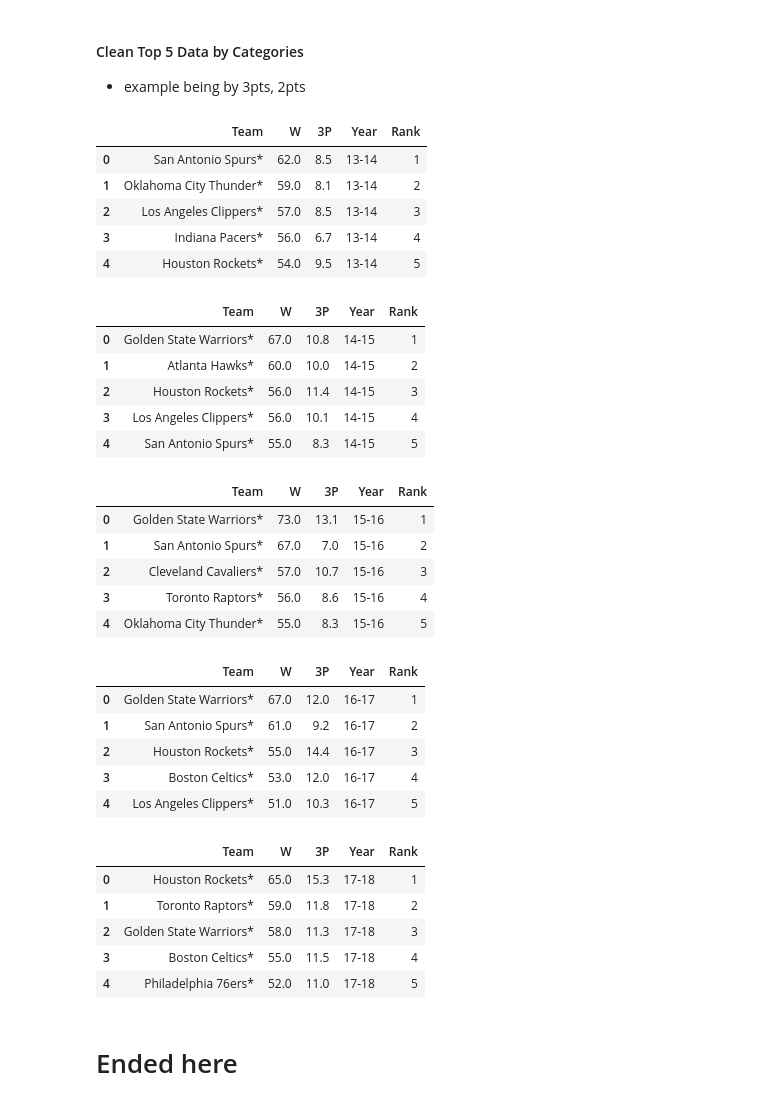
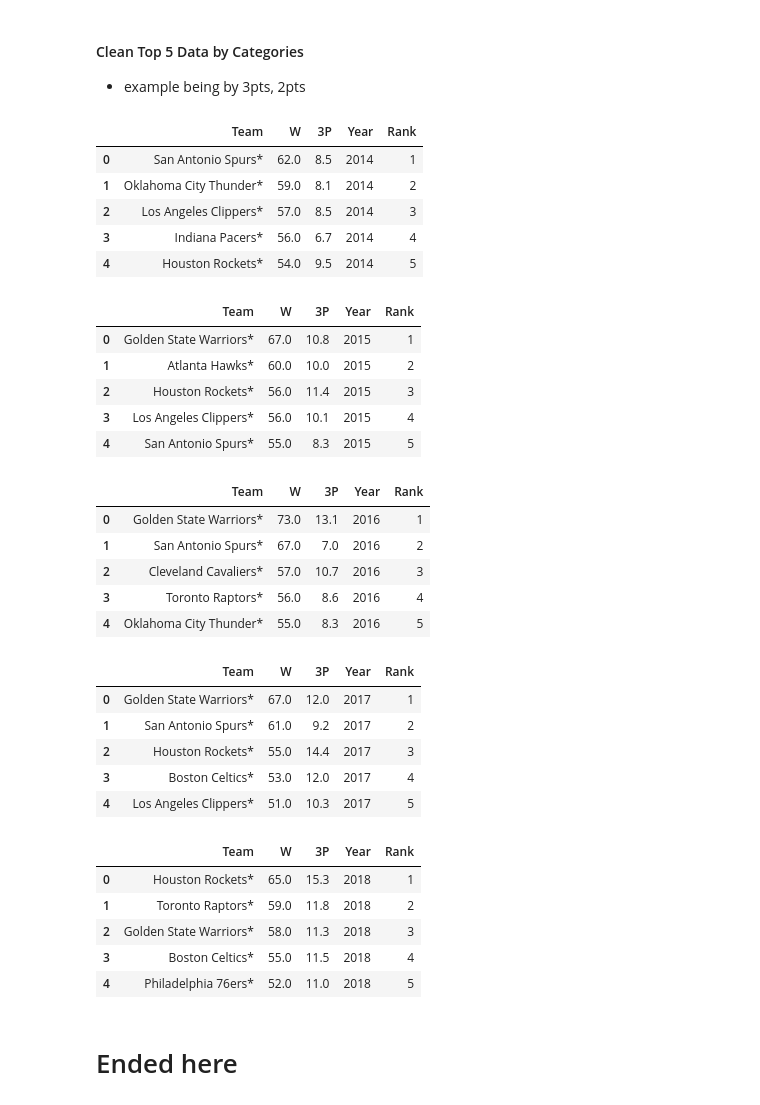
Before and after one commit to tanjowen/NCAA-vs-NBA, a Jupyter notebook: question dos.ipynb, the cells around one changed output. Cells and saved outputs as stored; diff of their text form; code cells hidden in the pictures.

Commit message:
completed the pivot table

```diff
--- a/question dos.ipynb
+++ b/question dos.ipynb
@@ -168,63 +168,63 @@ standings_17_18_top5
 - example being by 3pts, 2pts
 # %%
 threes_win_13_14 = pd.DataFrame(standings_13_14_top5[['Team', 'W', '3P']])
-threes_win_13_14['Year'] = ['13-14', '13-14', '13-14', '13-14', '13-14']
+threes_win_13_14['Year'] = ['2014', '2014', '2014', '2014', '2014']
 threes_win_13_14['Rank'] = ['1', '2', '3', '4', '5']
 threes_win_13_14
 # %% [output]
 |  | Team | W | 3P | Year | Rank |
-| 0 | San Antonio Spurs* | 62.0 | 8.5 | 13-14 | 1 |
-| 1 | Oklahoma City Thunder* | 59.0 | 8.1 | 13-14 | 2 |
-| 2 | Los Angeles Clippers* | 57.0 | 8.5 | 13-14 | 3 |
-| 3 | Indiana Pacers* | 56.0 | 6.7 | 13-14 | 4 |
-| 4 | Houston Rockets* | 54.0 | 9.5 | 13-14 | 5 |
+| 0 | San Antonio Spurs* | 62.0 | 8.5 | 2014 | 1 |
+| 1 | Oklahoma City Thunder* | 59.0 | 8.1 | 2014 | 2 |
+| 2 | Los Angeles Clippers* | 57.0 | 8.5 | 2014 | 3 |
+| 3 | Indiana Pacers* | 56.0 | 6.7 | 2014 | 4 |
+| 4 | Houston Rockets* | 54.0 | 9.5 | 2014 | 5 |
 # %%
 threes_win_14_15 = pd.DataFrame(standings_14_15_top5[['Team', 'W','3P']])
-threes_win_14_15['Year'] = ['14-15', '14-15', '14-15', '14-15', '14-15']
+threes_win_14_15['Year'] = ['2015', '2015', '2015', '2015', '2015']
 threes_win_14_15['Rank'] = ['1', '2', '3', '4', '5']
 threes_win_14_15
 # %% [output]
 |  | Team | W | 3P | Year | Rank |
-| 0 | Golden State Warriors* | 67.0 | 10.8 | 14-15 | 1 |
-| 1 | Atlanta Hawks* | 60.0 | 10.0 | 14-15 | 2 |
-| 2 | Houston Rockets* | 56.0 | 11.4 | 14-15 | 3 |
-| 3 | Los Angeles Clippers* | 56.0 | 10.1 | 14-15 | 4 |
-| 4 | San Antonio Spurs* | 55.0 | 8.3 | 14-15 | 5 |
+| 0 | Golden State Warriors* | 67.0 | 10.8 | 2015 | 1 |
+| 1 | Atlanta Hawks* | 60.0 | 10.0 | 2015 | 2 |
+| 2 | Houston Rockets* | 56.0 | 11.4 | 2015 | 3 |
+| 3 | Los Angeles Clippers* | 56.0 | 10.1 | 2015 | 4 |
+| 4 | San Antonio Spurs* | 55.0 | 8.3 | 2015 | 5 |
 # %%
 threes_win_15_16 = pd.DataFrame(standings_15_16_top5[['Team', 'W', '3P']])
-threes_win_15_16['Year'] = ['15-16', '15-16', '15-16', '15-16', '15-16']
+threes_win_15_16['Year'] = ['2016', '2016', '2016', '2016', '2016']
 threes_win_15_16['Rank'] = ['1', '2', '3', '4', '5']
 threes_win_15_16
 # %% [output]
 |  | Team | W | 3P | Year | Rank |
-| 0 | Golden State Warriors* | 73.0 | 13.1 | 15-16 | 1 |
-| 1 | San Antonio Spurs* | 67.0 | 7.0 | 15-16 | 2 |
-| 2 | Cleveland Cavaliers* | 57.0 | 10.7 | 15-16 | 3 |
-| 3 | Toronto Raptors* | 56.0 | 8.6 | 15-16 | 4 |
-| 4 | Oklahoma City Thunder* | 55.0 | 8.3 | 15-16 | 5 |
+| 0 | Golden State Warriors* | 73.0 | 13.1 | 2016 | 1 |
+| 1 | San Antonio Spurs* | 67.0 | 7.0 | 2016 | 2 |
+| 2 | Cleveland Cavaliers* | 57.0 | 10.7 | 2016 | 3 |
+| 3 | Toronto Raptors* | 56.0 | 8.6 | 2016 | 4 |
+| 4 | Oklahoma City Thunder* | 55.0 | 8.3 | 2016 | 5 |
 # %%
 threes_win_16_17 = pd.DataFrame(standings_16_17_top5[['Team', 'W', '3P']])
-threes_win_16_17['Year'] = ['16-17', '16-17', '16-17', '16-17', '16-17']
+threes_win_16_17['Year'] = ['2017', '2017', '2017', '2017', '2017']
 threes_win_16_17['Rank'] = ['1', '2', '3', '4', '5']
 threes_win_16_17
 # %% [output]
 |  | Team | W | 3P | Year | Rank |
-| 0 | Golden State Warriors* | 67.0 | 12.0 | 16-17 | 1 |
-| 1 | San Antonio Spurs* | 61.0 | 9.2 | 16-17 | 2 |
-| 2 | Houston Rockets* | 55.0 | 14.4 | 16-17 | 3 |
-| 3 | Boston Celtics* | 53.0 | 12.0 | 16-17 | 4 |
-| 4 | Los Angeles Clippers* | 51.0 | 10.3 | 16-17 | 5 |
+| 0 | Golden State Warriors* | 67.0 | 12.0 | 2017 | 1 |
+| 1 | San Antonio Spurs* | 61.0 | 9.2 | 2017 | 2 |
+| 2 | Houston Rockets* | 55.0 | 14.4 | 2017 | 3 |
+| 3 | Boston Celtics* | 53.0 | 12.0 | 2017 | 4 |
+| 4 | Los Angeles Clippers* | 51.0 | 10.3 | 2017 | 5 |
 # %%
 threes_win_17_18 = pd.DataFrame(standings_17_18_top5[['Team', 'W', '3P']])
-threes_win_17_18['Year'] = ['17-18', '17-18', '17-18', '17-18', '17-18']
+threes_win_17_18['Year'] = ['2018', '2018', '2018', '2018', '2018']
 threes_win_17_18['Rank'] = ['1', '2', '3', '4', '5']
 threes_win_17_18
 # %% [output]
 |  | Team | W | 3P | Year | Rank |
-| 0 | Houston Rockets* | 65.0 | 15.3 | 17-18 | 1 |
-| 1 | Toronto Raptors* | 59.0 | 11.8 | 17-18 | 2 |
-| 2 | Golden State Warriors* | 58.0 | 11.3 | 17-18 | 3 |
-| 3 | Boston Celtics* | 55.0 | 11.5 | 17-18 | 4 |
-| 4 | Philadelphia 76ers* | 52.0 | 11.0 | 17-18 | 5 |
+| 0 | Houston Rockets* | 65.0 | 15.3 | 2018 | 1 |
+| 1 | Toronto Raptors* | 59.0 | 11.8 | 2018 | 2 |
+| 2 | Golden State Warriors* | 58.0 | 11.3 | 2018 | 3 |
+| 3 | Boston Celtics* | 55.0 | 11.5 | 2018 | 4 |
+| 4 | Philadelphia 76ers* | 52.0 | 11.0 | 2018 | 5 |
 # %% [markdown]
 # Ended here
```
Also changed, not shown: parts of 7 cells of this notebook.
